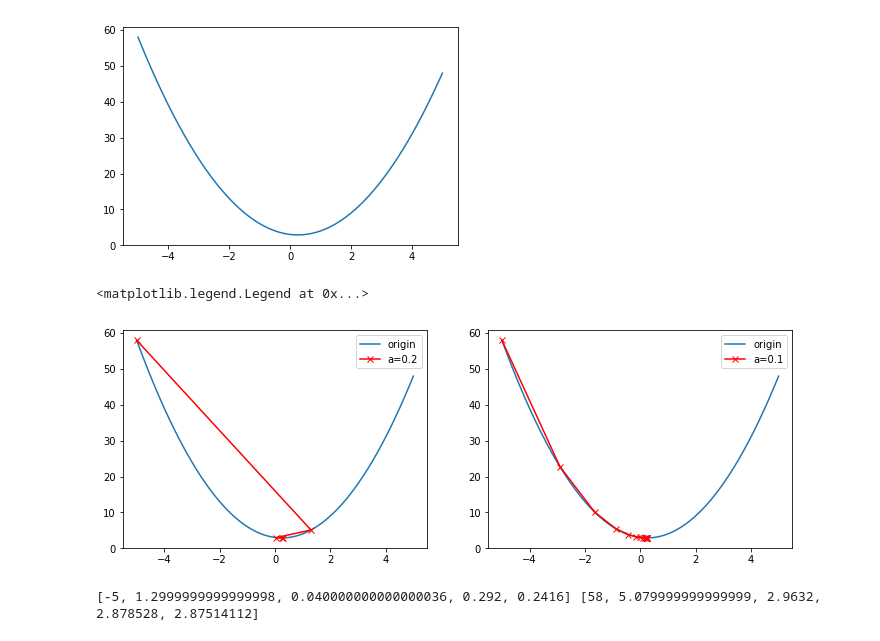
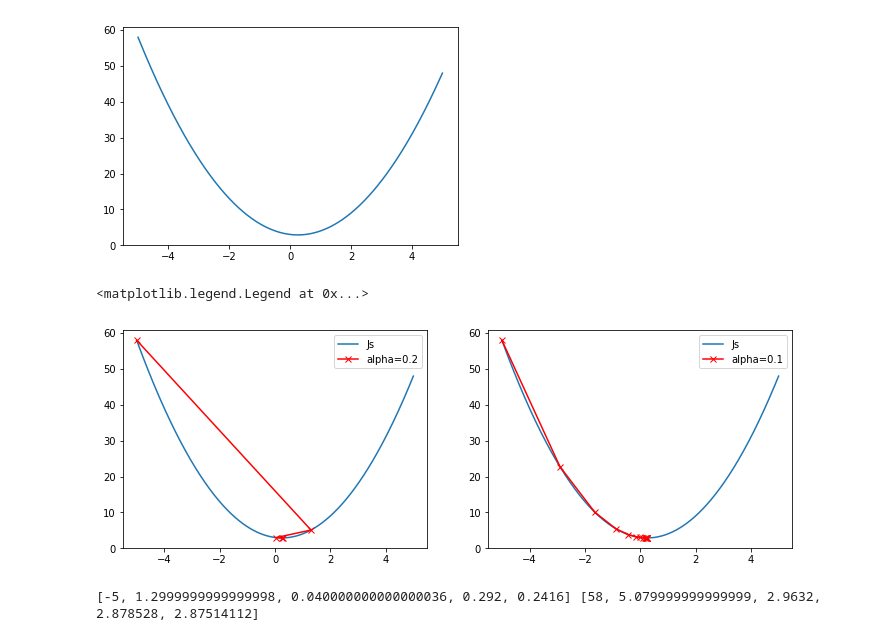
Before and after one commit to muskTeaching/algorithms, a Jupyter notebook: 随机梯度下降算法/梯度下降示例1.ipynb, the cells around one changed output. Drawn from its saved outputs; the diff is of its cells as text; code cells hidden in the pictures.

```diff
--- a/随机梯度下降算法/梯度下降示例1.ipynb
+++ b/随机梯度下降算法/梯度下降示例1.ipynb
@@ -8,7 +8,7 @@ print(type(x))
 # %% [output]
 <class 'numpy.ndarray'>
 # %%
-y=2*x.T*x-x+3
+y=2*(x)*x-x+3
 # %%
 print(x.shape,y.shape)
 # %% [output]
@@ -19,31 +19,34 @@ plt.plot(x,y)
 [<matplotlib.lines.Line2D at 0x...>]
 [figure]
 # %%
-def getPoints(a,s):
-    ss=[]
-    jss=[]
-    while abs(4*s-1)>0.01:
-        js=2*pow(s,2)-s+3
-        ss.append(s)
-        jss.append(js)
-        s=s-a*(4*s-1)
-    return ss,jss
-ss1,jss1=getPoints(0.3,-5)
-ss2,jss2=getPoints(0.1,-5)
+#梯度下降最简易版
+def getPoints(alpha,theta):
+    thetas=[]
+    Js=[]
+    while abs(4*theta-1)>=0.01:
+        #计算函数值
+        js=2*pow(theta,2)-theta+3
+        thetas.append(theta)
+        Js.append(js)
+        #更新theta的操作
+        theta=theta-alpha*(4*theta-1)
+    return thetas,Js
+thetas1,Js1=getPoints(0.3,-5)
+thetas2,Js2=getPoints(0.1,-5)
 # %%
 plt.figure(figsize=(12,4))
 plt.subplot(121)
 plt.plot(x,y)
-plt.plot(ss1,jss1,'rx-')
-plt.legend(labels=['origin','a=0.2'])
+plt.plot(thetas1,Js1,'rx-')
+plt.legend(labels=['Js','alpha=0.2'])
 plt.subplot(122)
 plt.plot(x,y)
-plt.plot(ss2,jss2,'rx-')
-plt.legend(labels=['origin','a=0.1'])
+plt.plot(thetas2,Js2,'rx-')
+plt.legend(labels=['Js','alpha=0.1'])
 # %% [output]
 <matplotlib.legend.Legend at 0x...>
-[figure, old version]
+[figure, new version]
-# %%
-print(ss1,jss1)
-# %% [output]
-[-5, 1.2999999999999998, 0.040000000000000036, 0.292, 0.2416] [58, 5.079999999999999, 2.9632, 2.878528, 2.87514112]
+# %%
+print(thetas1,Js1)
+# %% [output]
+[-5, 1.2999999999999998, 0.040000000000000036, 0.292, 0.2416] [58, 5.079999999999999, 2.9632, 2.878528, 2.87514112]
```
Also changed, not shown: 5 other files.
